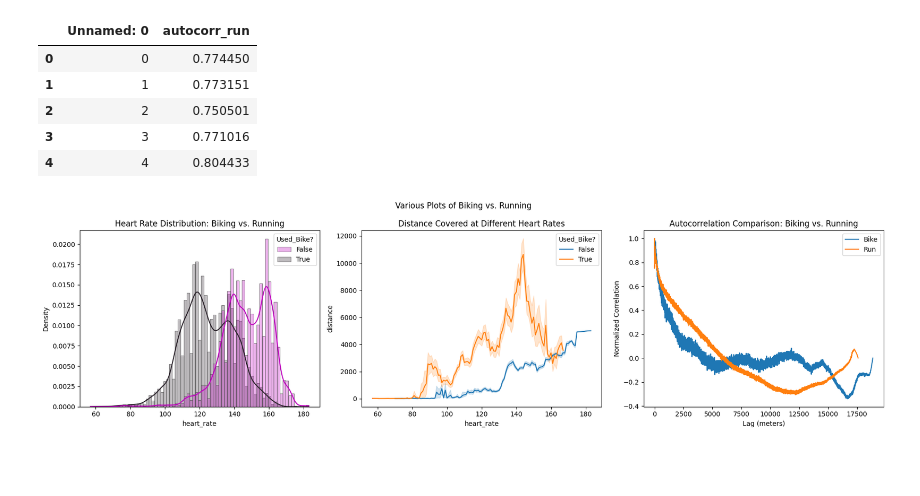
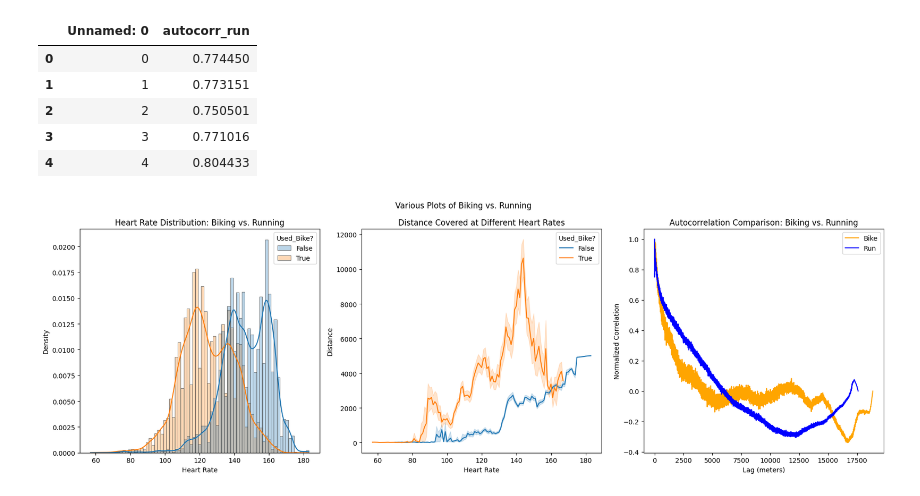
Before and after one commit to ccthatsme/siads521_assignment4, a Jupyter notebook: run_vs_bike_hist_line_autocorrelion.ipynb, the cells around one changed output. Cells and saved outputs as stored; diff of their text form; code cells hidden in the pictures; blank space fills up the shorter version.

Commit message:
small clean ups for last plots

```diff
--- a/run_vs_bike_hist_line_autocorrelion.ipynb
+++ b/run_vs_bike_hist_line_autocorrelion.ipynb
@@ -32,36 +32,38 @@ autocorr_run.head()
 | 3 | 3 | 0.771016 |
 | 4 | 4 | 0.804433 |
 # %%
-fig = plt.figure(figsize=(18,5))
+fig = plt.figure(figsize=(18,6))
 ax = fig.add_subplot(1, 3, 1)
 
 ax.set_title('Heart Rate Distribution: Biking vs. Running')
+ax.set_xlabel('Heart Rate')
 sns.histplot(
     df_filtered,
     x="heart_rate", hue="Used_Bike?",
-    palette="dark:m_r",
     edgecolor=".3",
     linewidth=.5,
     log_scale=False,
     ax=ax,
     kde=True,
     alpha=0.3,
     stat='density'
 )
 ax_line = fig.add_subplot(1, 3, 2)
 ax_line.set_title('Distance Covered at Different Heart Rates')
+ax_line.set_xlabel('Heart Rate')
+ax_line.set_ylabel('Distance')
 sns.lineplot(data=df_filtered, x='heart_rate', y='distance', hue='Used_Bike?', ax=ax_line)
 
 ax_corr = fig.add_subplot(1, 3, 3)
-plt.plot(autocorr_bike['autocorr_bike'], label='Bike')
-plt.plot(autocorr_run['autocorr_run'], label="Run")
+plt.plot(autocorr_bike['autocorr_bike'], label='Bike', c='orange')
+plt.plot(autocorr_run['autocorr_run'], label="Run", c='blue')
 plt.xlabel('Lag (meters)')
 plt.ylabel('Normalized Correlation')
 plt.title('Autocorrelation Comparison: Biking vs. Running')
 plt.legend()
 
 fig.suptitle('Various Plots of Biking vs. Running')
 plt.tight_layout()
 plt.show()
 # %% [output]
-[figure, old version]
+[figure, new version]
```
